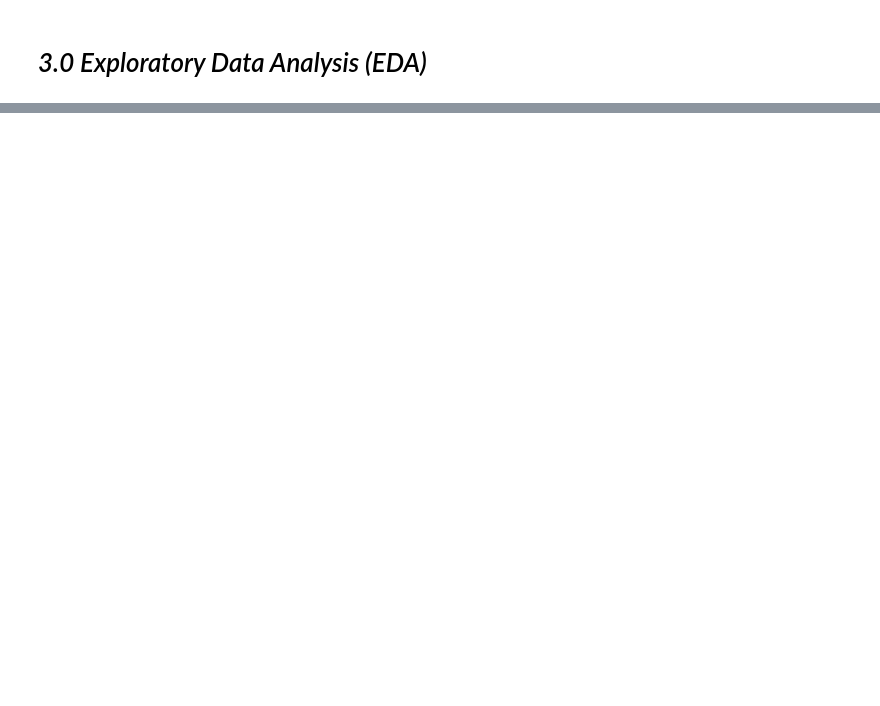
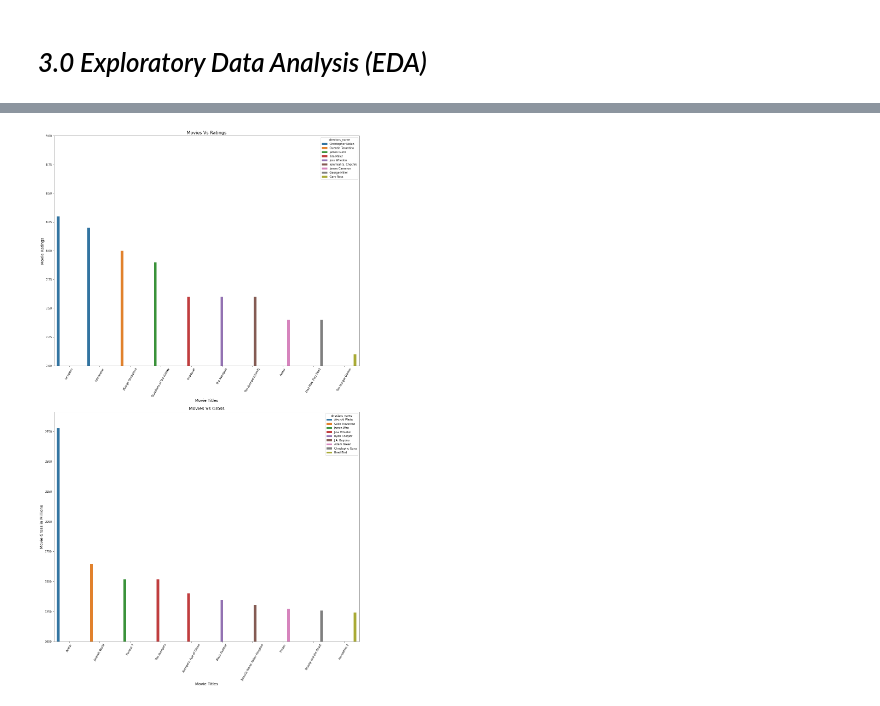
Before and after one commit to Mercy-Njambi/Microsoft-Movie-Market-Analysis, a Jupyter notebook: MicrosoftMovieStudioAnalysis.ipynb, the cells around one changed output, grey strips where cells are left out. Drawn from its saved outputs; the diff is of its cells as text; code cells hidden in the pictures; blank space fills up the shorter version.

```diff
--- a/MicrosoftMovieStudioAnalysis.ipynb
+++ b/MicrosoftMovieStudioAnalysis.ipynb
@@ -646,0 +791,5 @@ Name: movie, Length: 5782, dtype: bool
+# %%
+# sorting to find movies with the highest ratings per votes cast
+
+movie_ratings = df_final.sort_values(by = ['vote_count', 'vote_average'],ascending=(False, False)).head(10)
+movie_ratings = movie_ratings.sort_values('vote_average',ascending=False).reset_index(drop=True)
@@ -646,0 +812,10 @@ Name: movie, Length: 5782, dtype: bool
+# %%
+# replacing movie details
+
+movie_ratings.iloc[6,1] = 'The Avengers(1998)'
+movie_ratings.iloc[6,9] = 'Jeremiah S. Chechik'
+# %%
+# replacing movie details
+
+movie_ratings.iloc[7,8] = 'Action, Sci-Fi'
+movie_ratings.iloc[7,9] = 'James Cameron'
@@ -646,0 +836,5 @@ Name: movie, Length: 5782, dtype: bool
+# %%
+# sorting values to find movies with the highest grossing
+
+df_biggest_gross = df_final.sort_values('worldwide_gross_millions', ascending = False).head(10)
+df_biggest_gross.reset_index(drop=True)
@@ -646,0 +853,30 @@ Name: movie, Length: 5782, dtype: bool
+# %%
+# plotting the data above
+
+fig, (ax1, ax2) = plt.subplots(nrows = 2, figsize=(20,34))
+
+x = list(movie_ratings['movie'].values)
+y = movie_ratings['vote_average']
+
+ax1 = sns.barplot(data = movie_ratings, x = 'movie', y = 'vote_average', hue = 'directors_name', ax = ax1)
+
+ax1.set_title('Movies Vs Ratings', fontsize=16)
+ax1.set_xlabel("Movie Titles",fontsize=14)
+ax1.set_ylabel("Movie Ratings", fontsize=14)
+
+ax1.set_xticklabels(labels = x, rotation = 60)
+ax1.set_ylim(7, 9)
+
+ax2 = sns.barplot(data = df_biggest_gross, x = 'movie', y = 'worldwide_gross_millions', hue = 'directors_name', ax = ax2)
+
+labels = list(df_biggest_gross['movie'])
+ax2.set_title('Movies Vs Gross', fontsize=16)
+ax2.set_xlabel("Movie Titles",fontsize=14)
+ax2.set_ylabel("Movie Gross in Millions", fontsize=14)
+ax2.set_ylim(1000)
+
+ax2.set_xticklabels(labels = labels, rotation = 60)
+
+fig.savefig('Movies Vs (Ratings & Gross).png');
+# %% [output]
+[figure, added]
```
Also changed, not shown: parts of 163 cells of this notebook.
